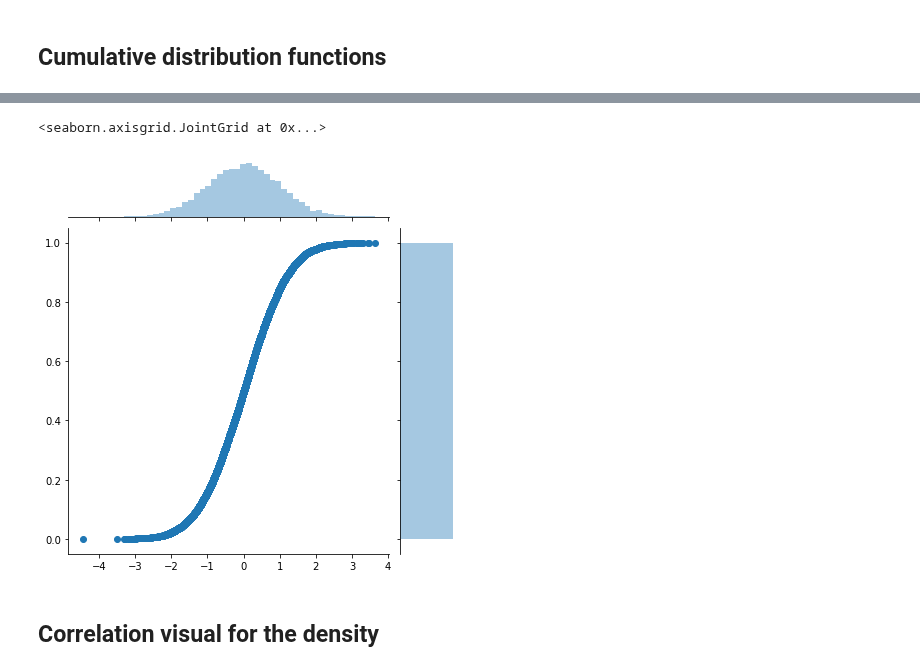
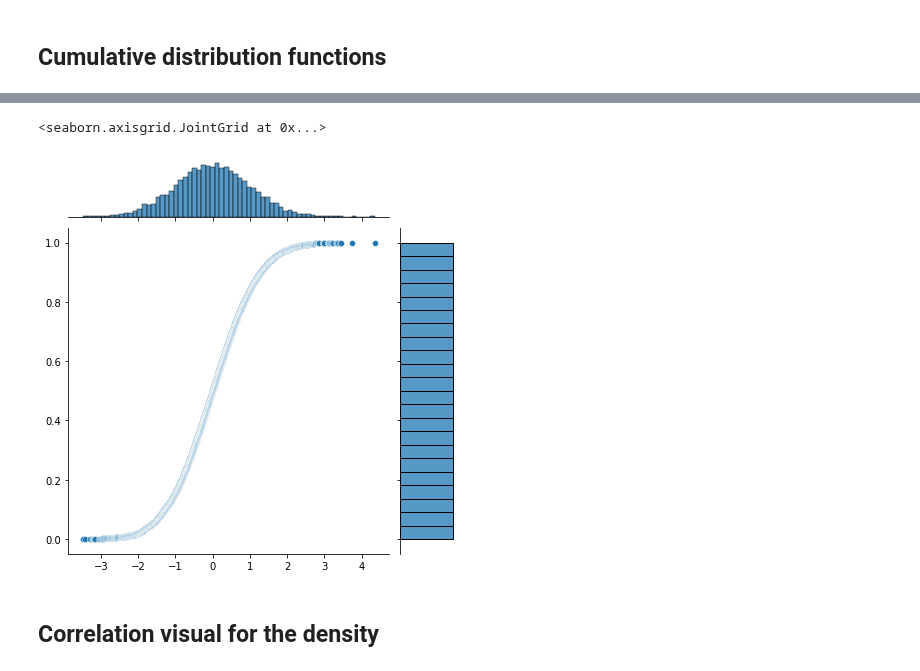
Before and after one commit to lsilvest/notes_and_stuff, a Jupyter notebook: copula_introduction.ipynb, the cells around one changed output, grey strips where cells are left out. Saved outputs shown, nothing was run; the diff lists cells and outputs as text; code cells hidden in the pictures.

```diff
--- a/copula_introduction.ipynb
+++ b/copula_introduction.ipynb
@@ -43,8 +43,8 @@ array([[-3.49420406e+00,  1.00000000e-04],
 # %%
-sb.jointplot(res[:,0], res[:,1], stat_func=None)
+sb.jointplot(x=res[:,0], y=res[:,1])
 # %% [output]
 <seaborn.axisgrid.JointGrid at 0x...>
-[figure, old version]
+[figure, new version]
 # %% [markdown]
 ## Correlation visual for the density
 # %%
```
Also changed, not shown: parts of 21 cells of this notebook, 2 other files.
